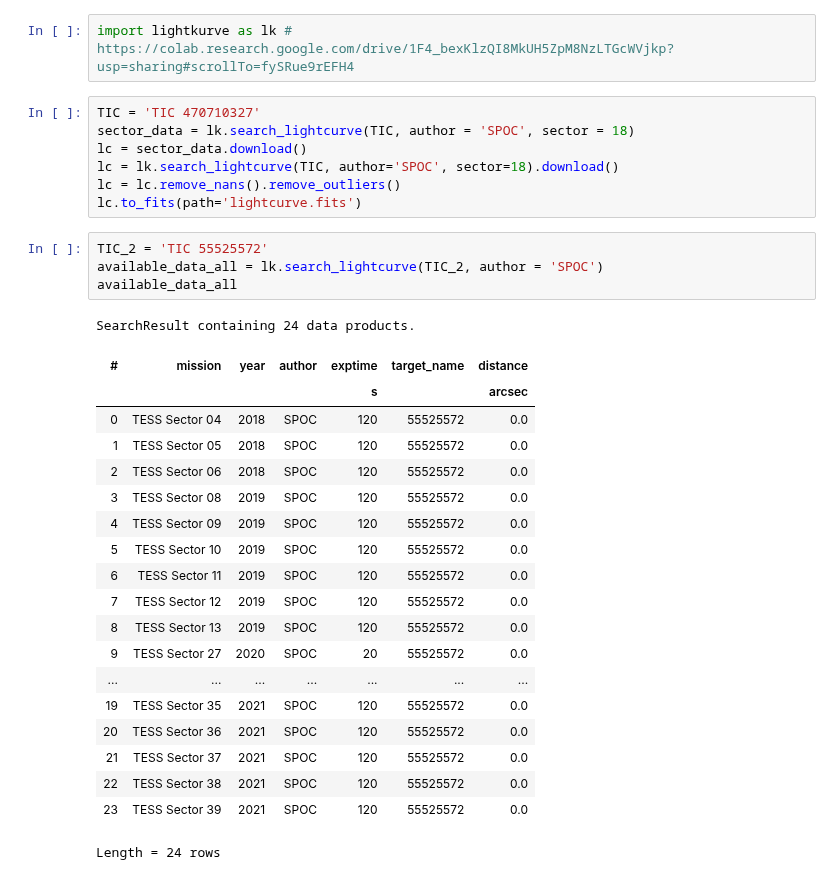
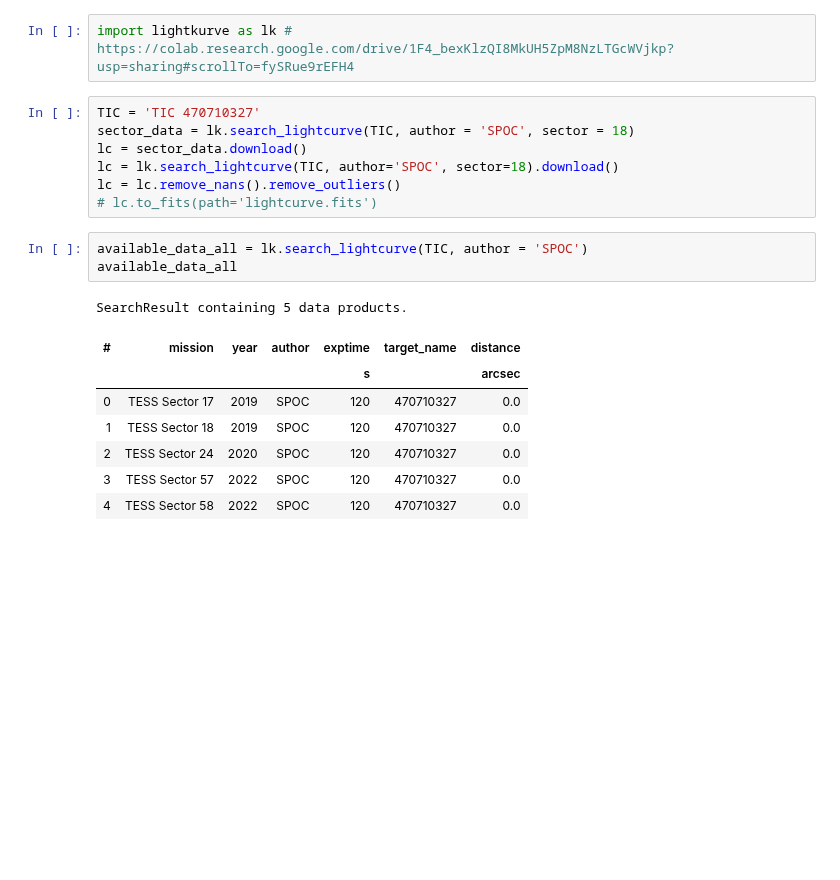
Before and after one commit to Signal-K/sytizen, a Jupyter notebook: deepnote/Star_Sailors_Light_Curve_Plot/Multisector Analysis.ipynb, the cells around one changed output. Saved outputs shown, nothing was run; the diff lists cells and outputs as text; blank space fills up the shorter version.

```diff
--- a/deepnote/Star_Sailors_Light_Curve_Plot/Multisector Analysis.ipynb
+++ b/deepnote/Star_Sailors_Light_Curve_Plot/Multisector Analysis.ipynb
@@ -27,32 +27,19 @@ sector_data = lk.search_lightcurve(TIC, author = 'SPOC', sector = 18)
 lc = sector_data.download()
 lc = lk.search_lightcurve(TIC, author='SPOC', sector=18).download()
 lc = lc.remove_nans().remove_outliers()
-lc.to_fits(path='lightcurve.fits')
+# lc.to_fits(path='lightcurve.fits')
 # %%
-TIC_2 = 'TIC 55525572'
-available_data_all = lk.search_lightcurve(TIC_2, author = 'SPOC')
+available_data_all = lk.search_lightcurve(TIC, author = 'SPOC')
 available_data_all
 # %% [output]
-SearchResult containing 24 data products.
+SearchResult containing 5 data products.
 | # | mission | year | author | exptime | target_name | distance |
 |  |  |  |  | s |  | arcsec |
-| 0 | TESS Sector 04 | 2018 | SPOC | 120 | 55525572 | 0.0 |
-| 1 | TESS Sector 05 | 2018 | SPOC | 120 | 55525572 | 0.0 |
-| 2 | TESS Sector 06 | 2018 | SPOC | 120 | 55525572 | 0.0 |
-| 3 | TESS Sector 08 | 2019 | SPOC | 120 | 55525572 | 0.0 |
-| 4 | TESS Sector 09 | 2019 | SPOC | 120 | 55525572 | 0.0 |
-| 5 | TESS Sector 10 | 2019 | SPOC | 120 | 55525572 | 0.0 |
-| 6 | TESS Sector 11 | 2019 | SPOC | 120 | 55525572 | 0.0 |
-| 7 | TESS Sector 12 | 2019 | SPOC | 120 | 55525572 | 0.0 |
-| 8 | TESS Sector 13 | 2019 | SPOC | 120 | 55525572 | 0.0 |
-| 9 | TESS Sector 27 | 2020 | SPOC | 20 | 55525572 | 0.0 |
-| ... | ... | ... | ... | ... | ... | ... |
-| 19 | TESS Sector 35 | 2021 | SPOC | 120 | 55525572 | 0.0 |
-| 20 | TESS Sector 36 | 2021 | SPOC | 120 | 55525572 | 0.0 |
-| 21 | TESS Sector 37 | 2021 | SPOC | 120 | 55525572 | 0.0 |
-| 22 | TESS Sector 38 | 2021 | SPOC | 120 | 55525572 | 0.0 |
-| 23 | TESS Sector 39 | 2021 | SPOC | 120 | 55525572 | 0.0 |
+| 0 | TESS Sector 17 | 2019 | SPOC | 120 | 470710327 | 0.0 |
+| 1 | TESS Sector 18 | 2019 | SPOC | 120 | 470710327 | 0.0 |
+| 2 | TESS Sector 24 | 2020 | SPOC | 120 | 470710327 | 0.0 |
+| 3 | TESS Sector 57 | 2022 | SPOC | 120 | 470710327 | 0.0 |
+| 4 | TESS Sector 58 | 2022 | SPOC | 120 | 470710327 | 0.0 |
-Length = 24 rows
 # %%
 select_sectors = available_data_all[0:4]
 lc_collection = select_sectors.download_all()
```
Also changed, not shown: parts of 6 cells of this notebook, 3 other files.
